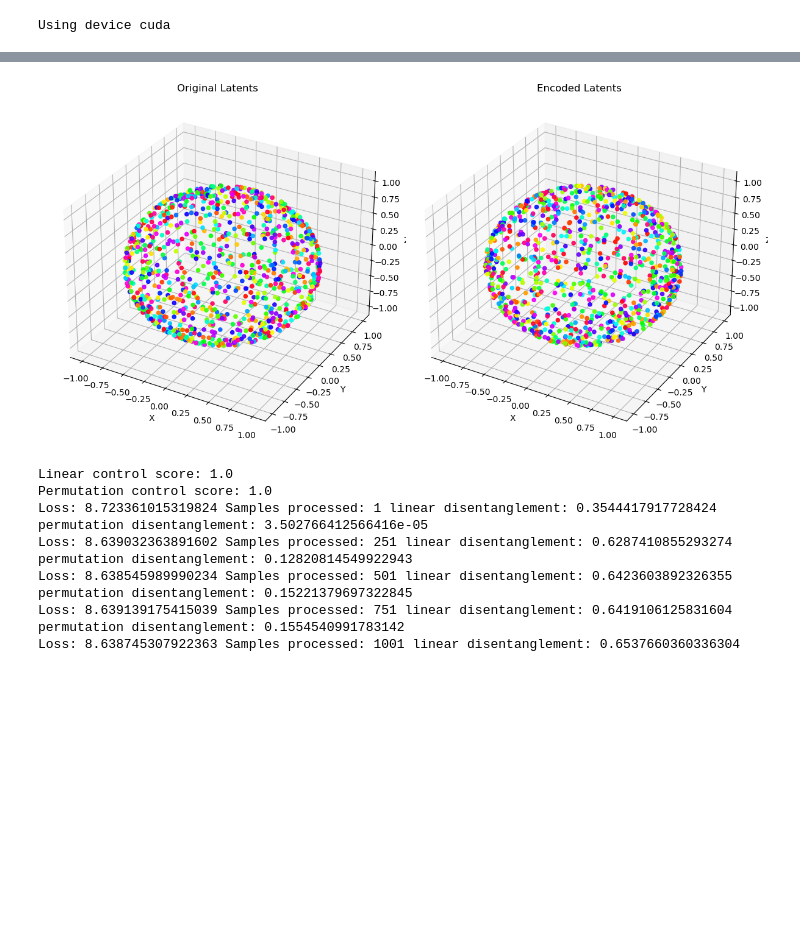
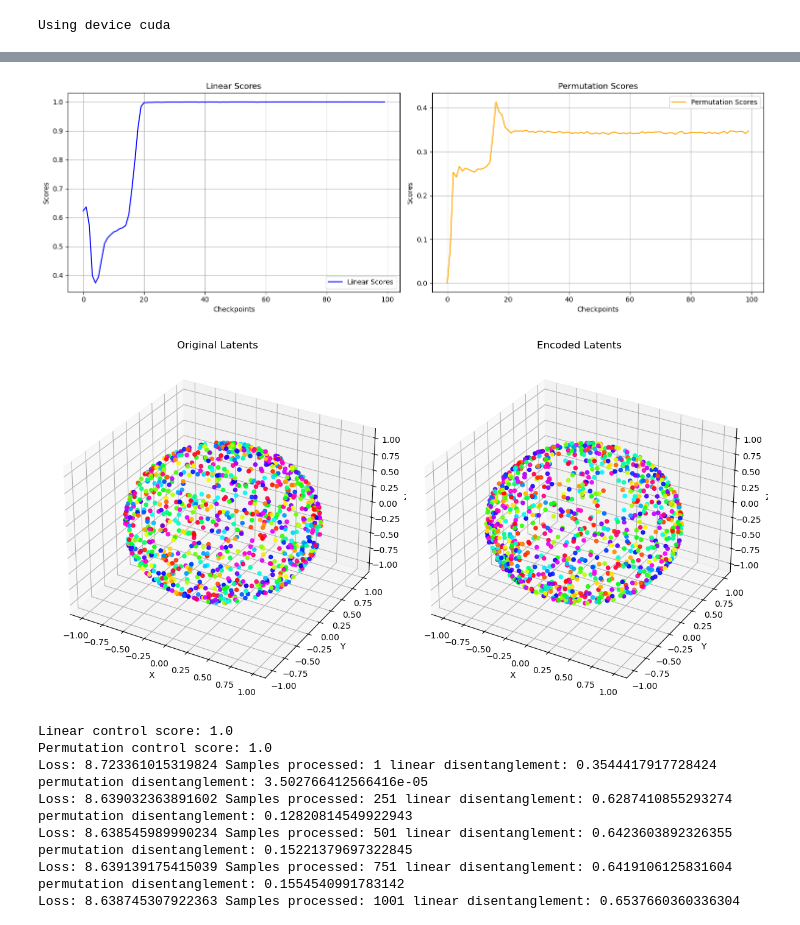
Before and after one commit to BosonicJustin/CLTheory, a Jupyter notebook: Sphere reconstruction with linear process.ipynb, the cells around one changed output, grey strips where cells are left out. Cells and saved outputs as stored; diff of their text form; code cells hidden in the pictures; blank space fills up the shorter version.

Commit message:
Save visualization utils

```diff
--- a/Sphere reconstruction with linear process.ipynb
+++ b/Sphere reconstruction with linear process.ipynb
@@ -25,7 +25,7 @@ kappa = 10
 tau = kappa
 
 iterations_default = 2000
-batch_default = 6144
+batch_default = 2000
 
 sphere = NSphereSpace(latent_dim)
 
@@ -40,7 +40,11 @@ Using device cuda
 # %%
 # 4 Dimensions
 
-h = perform_linear_experiment(4, iterations_default, batch_default, latent_dim, sample_pair_fixed, sample_uniform_fixed, tau, device)
+from visualization_utils.scoring import plot_scores
+
+h, scores = perform_linear_experiment(4, iterations_default, batch_default, latent_dim, sample_pair_fixed, sample_uniform_fixed, tau, device)
+
+plot_scores(plt, scores)
 
 z = sphere.uniform(1000).to(device)
 z_enc = h(z)
@@ -60,4 +71,5 @@ Loss: 8.634931564331055 Samples processed: 1751 linear disentanglement: 0.999874
-[figure, old version]
+[figure, new version]
+[figure, added]
 # %%
 # 5 Dimensions
 
```
Also changed, not shown: parts of 1 cell of this notebook, 7 other files.
